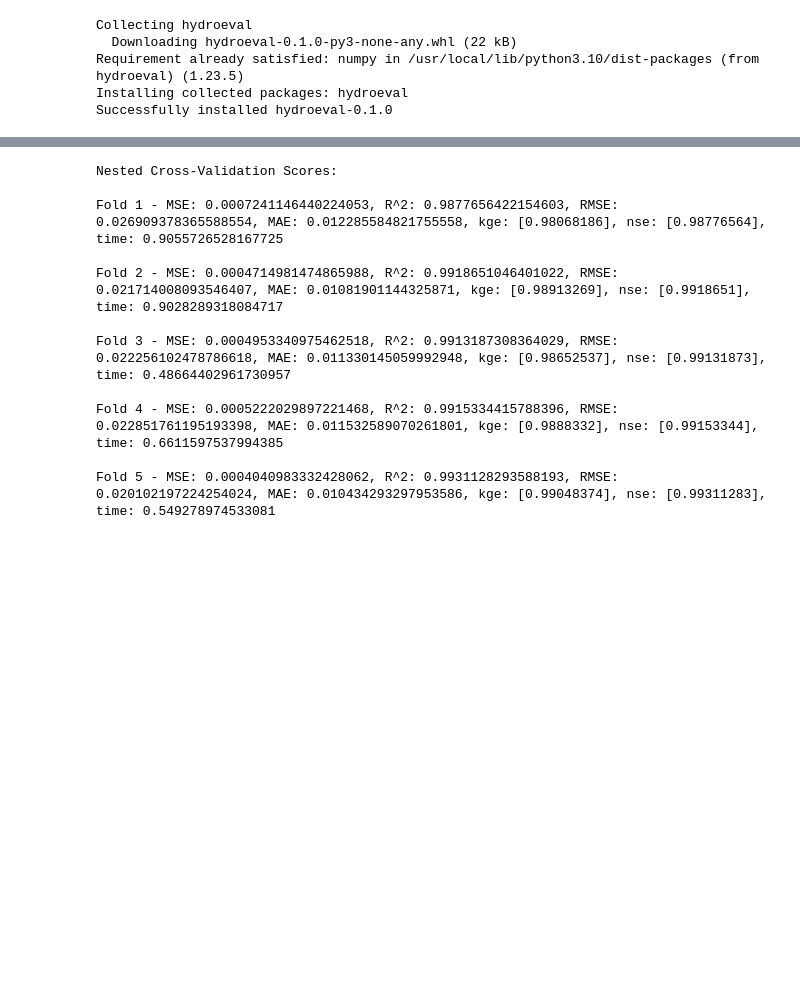
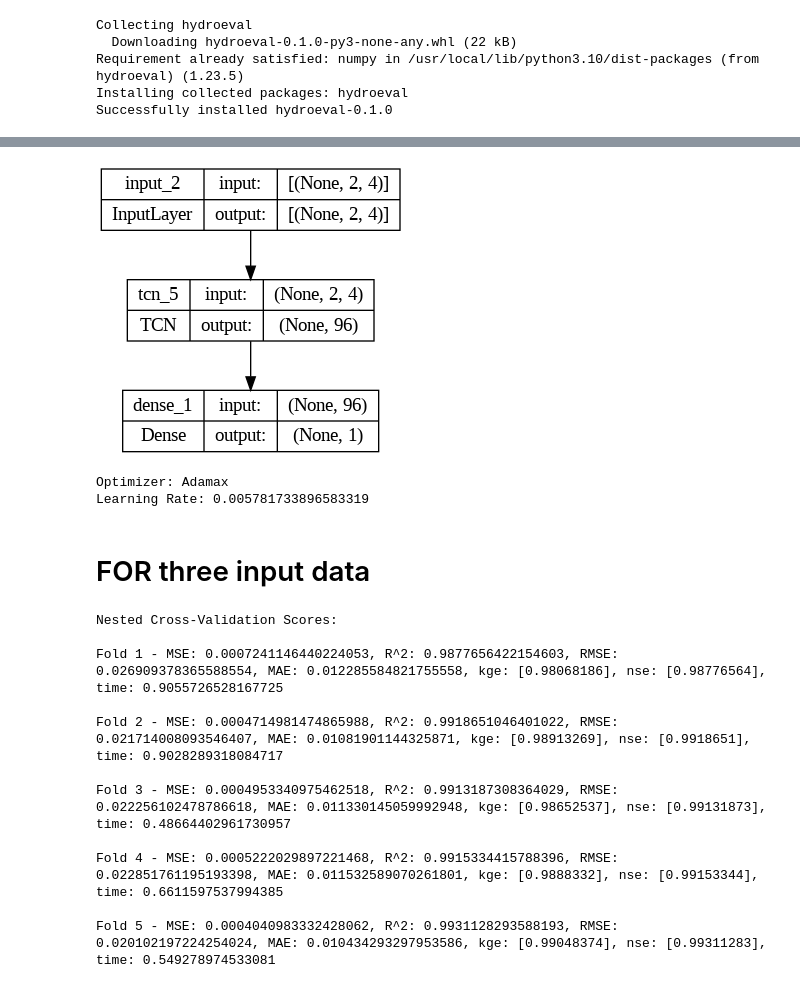
Before and after one commit to UkeshThapa/Snowmelt-Driven-Streamflow-Prediction, a Jupyter notebook: snowmelt_prediction_TCN.ipynb, the cells around one changed output, grey strips where cells are left out. Cells and saved outputs as stored; diff of their text form; code cells hidden in the pictures; blank space fills up the shorter version.

```diff
--- a/snowmelt_prediction_TCN.ipynb
+++ b/snowmelt_prediction_TCN.ipynb
@@ -404,3 +502,22 @@ Worst MAE: 0.014442115547868834
+# %%
+from keras.utils import plot_model
+# Visualize the model architecture and save the diagram to a file
+plot_model(best_model, to_file='tcn_model.png', show_shapes=True, show_layer_names=True)
+# %% [output]
+[figure, added]
+# %%
+# Assuming best_model is your trained model
+optimizer = best_model.optimizer
+learning_rate = float(optimizer.learning_rate.numpy())
+
+# Print the optimizer and learning rate
+print("Optimizer:", type(optimizer).__name__)
+print("Learning Rate:", learning_rate)
+# %% [output]
+Optimizer: Adamax
+Learning Rate: 0.005781733896583319
+# %% [markdown]
+# FOR three input data
 # %%
 print("Nested Cross-Validation Scores:")
 for i, scores in enumerate(nested_scores):
```
Also changed, not shown: parts of 9 cells of this notebook.
